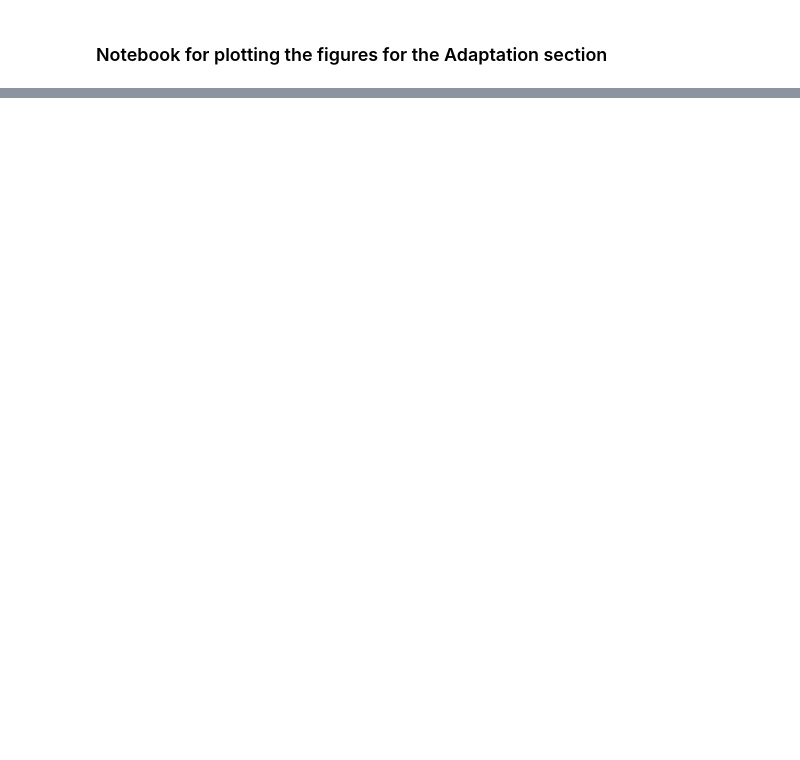
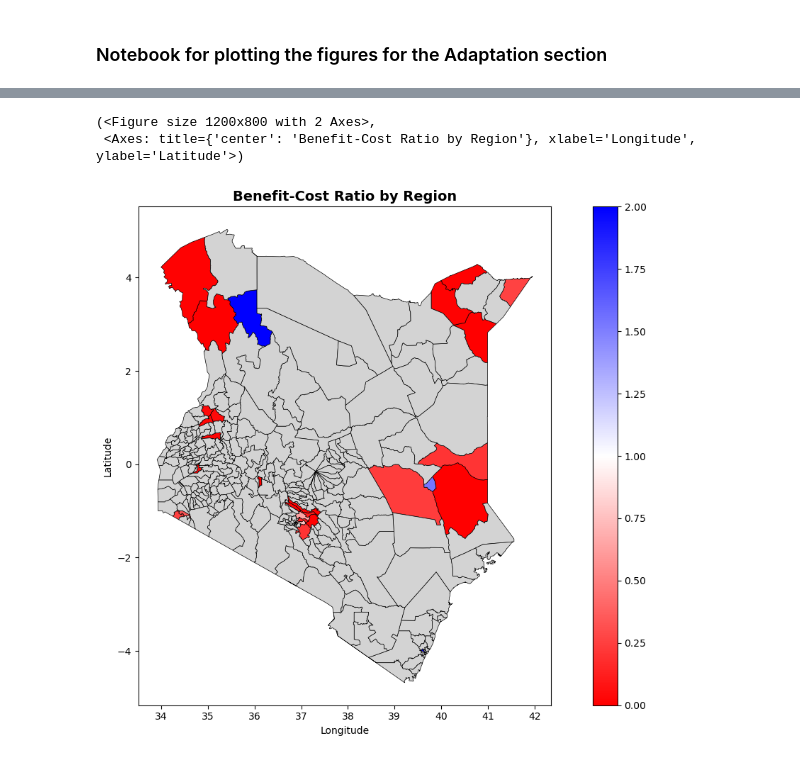
Before and after one commit to mvbnffc/flood-wealth, a Jupyter notebook: notebooks/4_adaptation_figures.ipynb, the cells around one changed output, grey strips where cells are left out. Saved outputs shown, nothing was run; the diff lists cells and outputs as text; code cells hidden in the pictures; blank space fills up the shorter version.

```diff
--- a/notebooks/4_adaptation_figures.ipynb
+++ b/notebooks/4_adaptation_figures.ipynb
@@ -26,9 +59,21 @@ cost_path = Path(f"/Users/markbernhofen/Projects/flood-wealth/data/results/adapt
 # %%
 # Load data
 baseline = gpd.read_file(baseline_path)
-adapted = gpd.read_file(adapted_path)
-cost = gpd.read_file(cost_path)
-# Adjust cost from millions to actual value
-cost['adaptation_cost']*=1e6
-cost['adj_adaptation_cost']*=1e6
-print(cost['adaptation_cost'].sum())
+adapted_fp = gpd.read_file(adapted_fp_path)
+cost_fp = gpd.read_file(cost_fp_path)
+adapted_dp = gpd.read_file(adapted_dp_path)
+cost_dp = gpd.read_file(cost_dp_path)
+adapted_rl = gpd.read_file(adapted_rl_path)
+cost_rl = gpd.read_file(cost_rl_path)
+ci = gpd.read_file(baseline_ci)
+fp_ci = gpd.read_file(adapted_fp_ci)
+dp_ci = gpd.read_file(adapted_dp_ci)
+rl_ci = gpd.read_file(adapted_rl_ci)
+
+# Adjust flood-protection cost from millions to actual value
+cost_fp['adaptation_cost']= cost_fp['adj_adaptation_cost']*1e6
+# cost_fp['adj_adaptation_cost']*=1e6
+# Add dry-proofing costs
+cost_dp['adaptation_cost'] = cost_dp['sum_res_capstock'] * dry_proof_unit_cost
+# Add relocation costs
+cost_rl['adaptation_cost'] = cost_rl['capstock_relocated'] * relocation_cost
@@ -130,0 +284,4 @@ plot_bcr_map(results)
+# %%
+results_fp = calculate_bcr(baseline, adapted_fp, cost_fp, time_period=time_period, discount_rate=discount_rate)
+# Print top 10 admin regions (by BCR)
+results_fp.sort_values('bcr', ascending=False)[:10]
@@ -130,0 +300,7 @@ plot_bcr_map(results)
+# %%
+# Plot admin-level results
+plot_bcr_map(results_fp)
+# %% [output]
+(<Figure size 1200x800 with 2 Axes>,
+ <Axes: title={'center': 'Benefit-Cost Ratio by Region'}, xlabel='Longitude', ylabel='Latitude'>)
+[figure, added]
```
Also changed, not shown: parts of 47 cells of this notebook, 2 other files.
